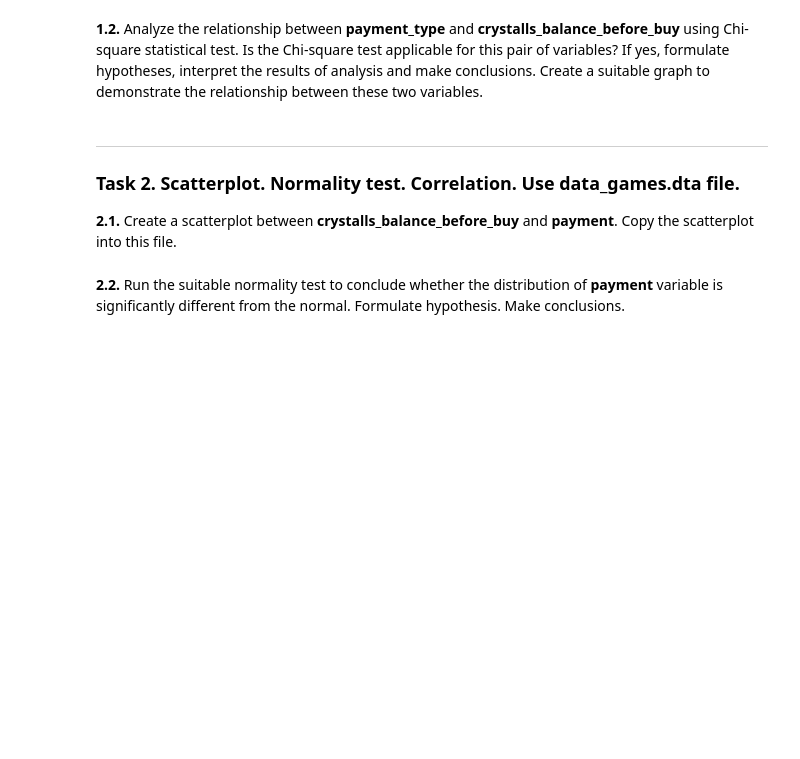
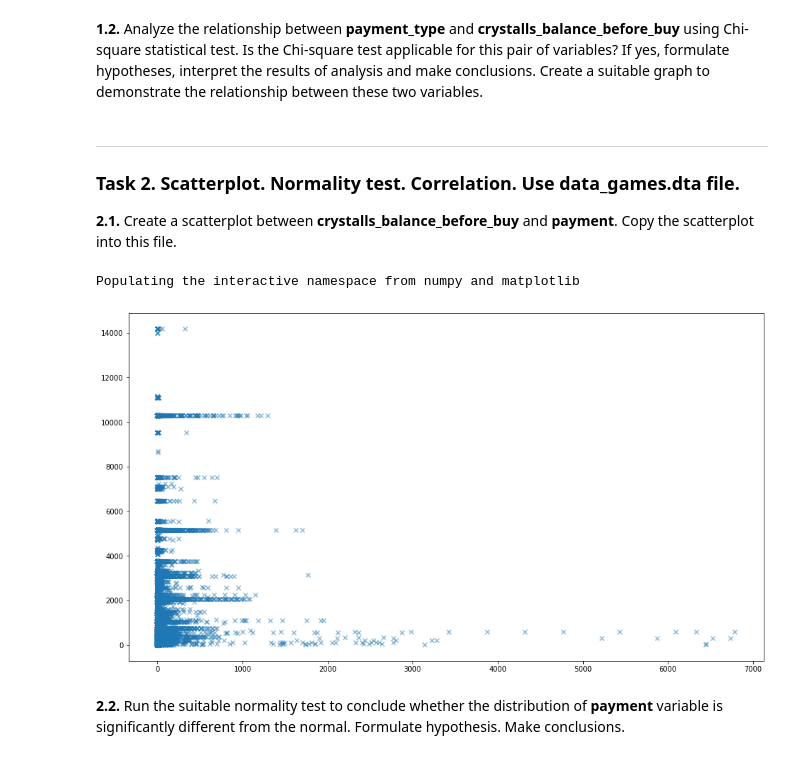
Before and after one commit to Mist3r-R/da-hse-sse-2020, a Jupyter notebook: 08.02_Rogovets.ipynb, the cells around one changed output. Saved outputs shown, nothing was run; the diff lists cells and outputs as text; code cells hidden in the pictures; blank space fills up the shorter version.

```diff
--- a/08.02_Rogovets.ipynb
+++ b/08.02_Rogovets.ipynb
@@ -16,6 +16,20 @@
 ### Task 2. Scatterplot. Normality test. Correlation. Use data_games.dta file.
 
 **2.1.** Create a scatterplot between **crystalls_balance_before_buy** and **payment**. Copy the scatterplot into this file.
+# %%
+import pandas as pd
+import matplotlib.pyplot as plt
+
+data = pd.read_stata("data/data_games.dta")
+
+%pylab inline
+pylab.rcParams['figure.figsize'] = (16, 9)
+
+plt.scatter(data.crystalls_balance_before_buy, data.payment, marker = "x", alpha = 0.5)
+plt.show()
+# %% [output]
+Populating the interactive namespace from numpy and matplotlib
+[figure, added]
 # %% [markdown]
 **2.2.** Run the suitable normality test to conclude whether the distribution of **payment** variable is significantly different from the normal. Formulate hypothesis. Make conclusions.
 # %% [markdown]
```
